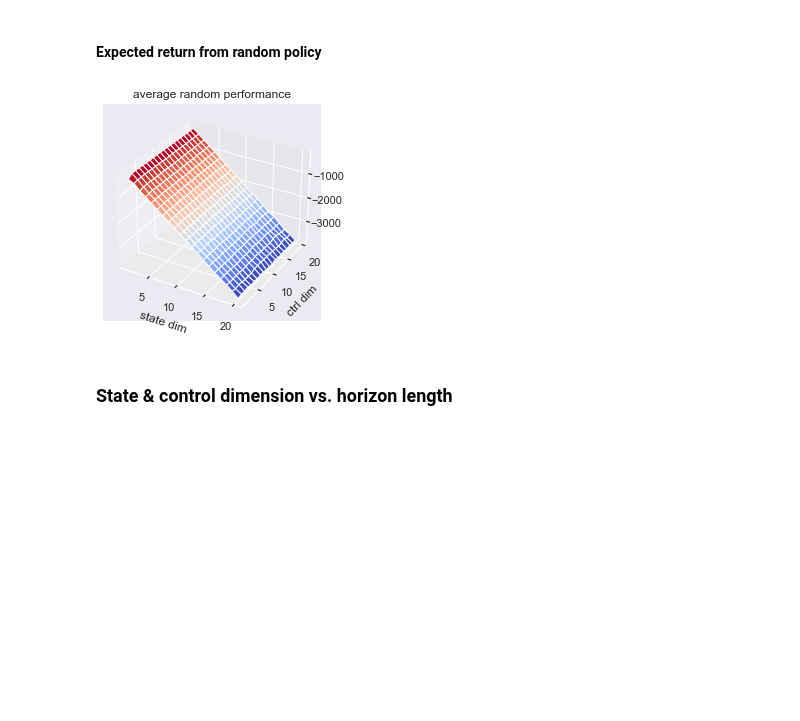
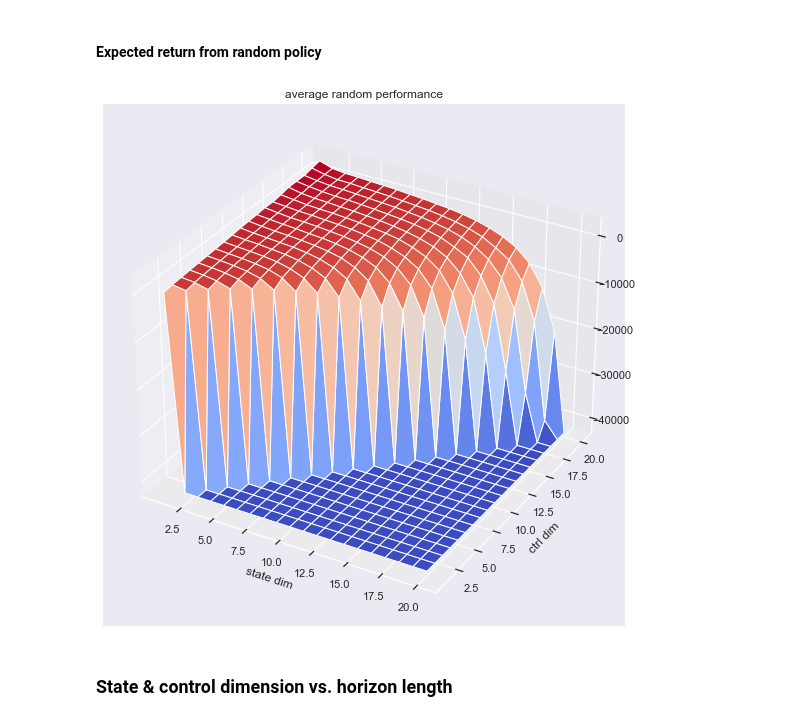
Before and after one commit to 0xangelo/LQSVG, a Jupyter notebook: experiments/perf_and_grad.ipynb, the cells around one changed output. Saved outputs shown, nothing was run; the diff lists cells and outputs as text; code cells hidden in the pictures; blank space fills up the shorter version.

Commit message:
chore(experiments): run perf_and_grad.ipynb with old init
Signed-off-by: Ângelo Lovatto <angelolovatto@gmail.com>

```diff
--- a/experiments/perf_and_grad.ipynb
+++ b/experiments/perf_and_grad.ipynb
@@ -73,12 +73,12 @@ def sample_lqg(n_state: int, n_ctrl: int, horizon: int, n_batch: Optional[int] =
         horizon=horizon,
         stationary=False,
         n_batch=n_batch,
-        np_random=None,
+        rng=None,
     )
     # Try scaling down costs by scaling transition bias
 #     dynamics.F.mul_(.1)
 #     dynamics.f.mul_(.1)
-    nn.init.xavier_normal_(dynamics.F)
+#     nn.init.xavier_normal_(dynamics.F)
 
     init = lqr.make_gaussinit(state_size=n_state, n_batch=n_batch, sample_covariance=False)
     return dynamics, cost, init
@@ -163,16 +163,17 @@ def perturb_policy(policy: lqr.Linear) -> lqr.Linear:
 #     K, k = (g + 2 * torch.rand_like(g) * scale - scale for g in policy)
     return (K, k)
 
+
 def sample_policy(dynamics: lqr.LinSDynamics, cost: lqr.QuadCost) -> lqr.Linear:
-    n_state, n_ctrl, horizon = lqr.dims_from_dynamics(dynamics)
-    K = torch.empty((horizon,) + dynamics.F.shape[1:-2] + (n_ctrl, n_state))
-    k = torch.empty((horizon,) + dynamics.F.shape[1:-2] + (n_ctrl,))
-    nn.init.xavier_uniform_(K)
-    nn.init.constant_(k, 0)
-    random = (nt.horizon(nt.matrix(K)), nt.horizon(nt.vector(k)))
+#     n_state, n_ctrl, horizon = lqr.dims_from_dynamics(dynamics)
+#     K = torch.empty((horizon,) + dynamics.F.shape[1:-2] + (n_ctrl, n_state))
+#     k = torch.empty((horizon,) + dynamics.F.shape[1:-2] + (n_ctrl,))
+#     nn.init.xavier_uniform_(K)
+#     nn.init.constant_(k, 0)
+#     random = (nt.horizon(nt.matrix(K)), nt.horizon(nt.vector(k)))
 
-#     pistar = optimal_policy(dynamics, cost)
-#     random = perturb_policy(pistar)
+    pistar = optimal_policy(dynamics, cost)
+    random = perturb_policy(pistar)
     return random
 # %%
 def print_policy(policy: lqr.Linear):
@@ -599,6 +601,9 @@ plt.show()
 - [x] Plot the average expected return against two variables, e.g., `n_state` and `n_ctrl`, as a 3D surface plot
 - [ ] ~Use the insights gained from observing the cost scaling to propose a _downscaling_ parameter for random QuadCosts~
 - [x] Use the analysis above to also derive a scale parameter for the random Gaussian noise for policy generation
+# %%
+def large_fig(*args, scale: float = 2.0, **kwargs):
+    return plt.figure(*args, figsize=[scale * 6.4, scale * 4.8], **kwargs)
 # %%
 def plot_3d_from_2d_function(ax, xrange: np.ndarray, yrange: np.ndarray, function: callable[[np.ndarray, np.ndarray], np.ndarray]):
     length = len(xrange)
@@ -631,7 +636,7 @@ In what follows we set the horizon length to 100 steps.
 def performances_by_state_ctrl_dim(state_dim_arr: np.ndarray, ctrl_dim_arr: np.ndarray, horizon: int, optimal: bool) -> np.ndarray:
     horizon_arr = np.full_like(state_dim_arr, fill_value=horizon)
     exp_opt_ret_mat = performance_matrix(
-        state_dim_arr, ctrl_dim_arr, horizon_arr, lambda s, c, h: performance_samples((s, c, h), optimal=optimal, samples=100, clip_ctrl_dim=False)
+        state_dim_arr, ctrl_dim_arr, horizon_arr, lambda s, c, h: performance_samples((s, c, h), optimal=optimal, samples=100, clip_ctrl_dim=True)
     )
     return exp_opt_ret_mat
 # %%
@@ -658,20 +663,20 @@ plt.show()
 # %% [markdown]
 #### Expected return from random policy
 # %%
-fig = plt.figure()
+fig = large_fig()
 ax = fig.add_subplot(projection="3d")
 plot_3d_from_2d_function(
     ax,
     xrange=np.arange(1, 21),
     yrange=np.arange(1, 21),
     function=lambda x, y: average_performance_by_state_ctrl_dim(x, y, optimal=False),
 )
 ax.set_xlabel("state dim")
 ax.set_ylabel("ctrl dim")
 ax.set_title("average random performance")
 plt.show()
 # %% [output]
-[figure, old version]
+[figure, new version]
 # %% [markdown]
 ### State & control dimension vs. horizon length
 # %% [markdown]
```
Also changed, not shown: parts of 29 cells of this notebook.
